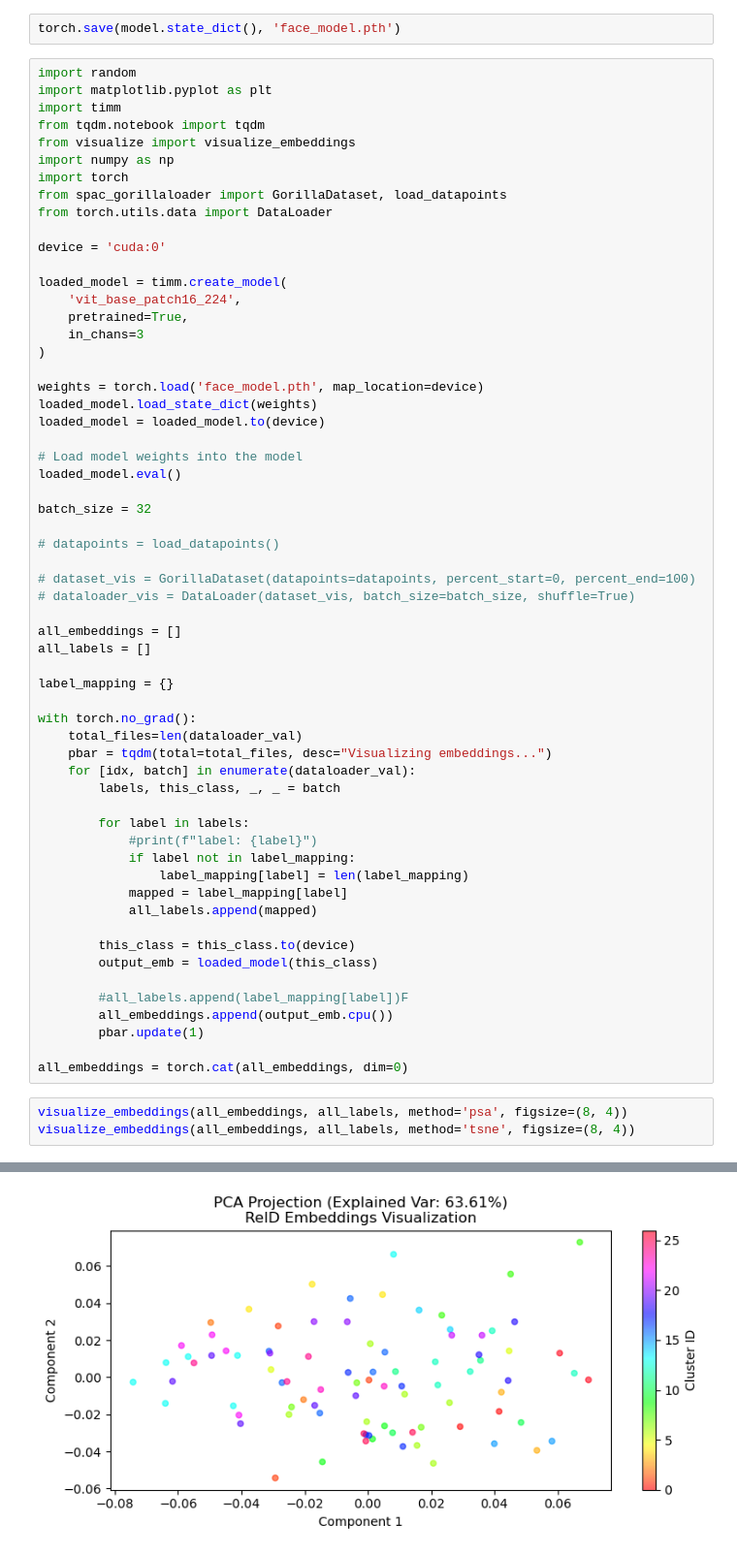
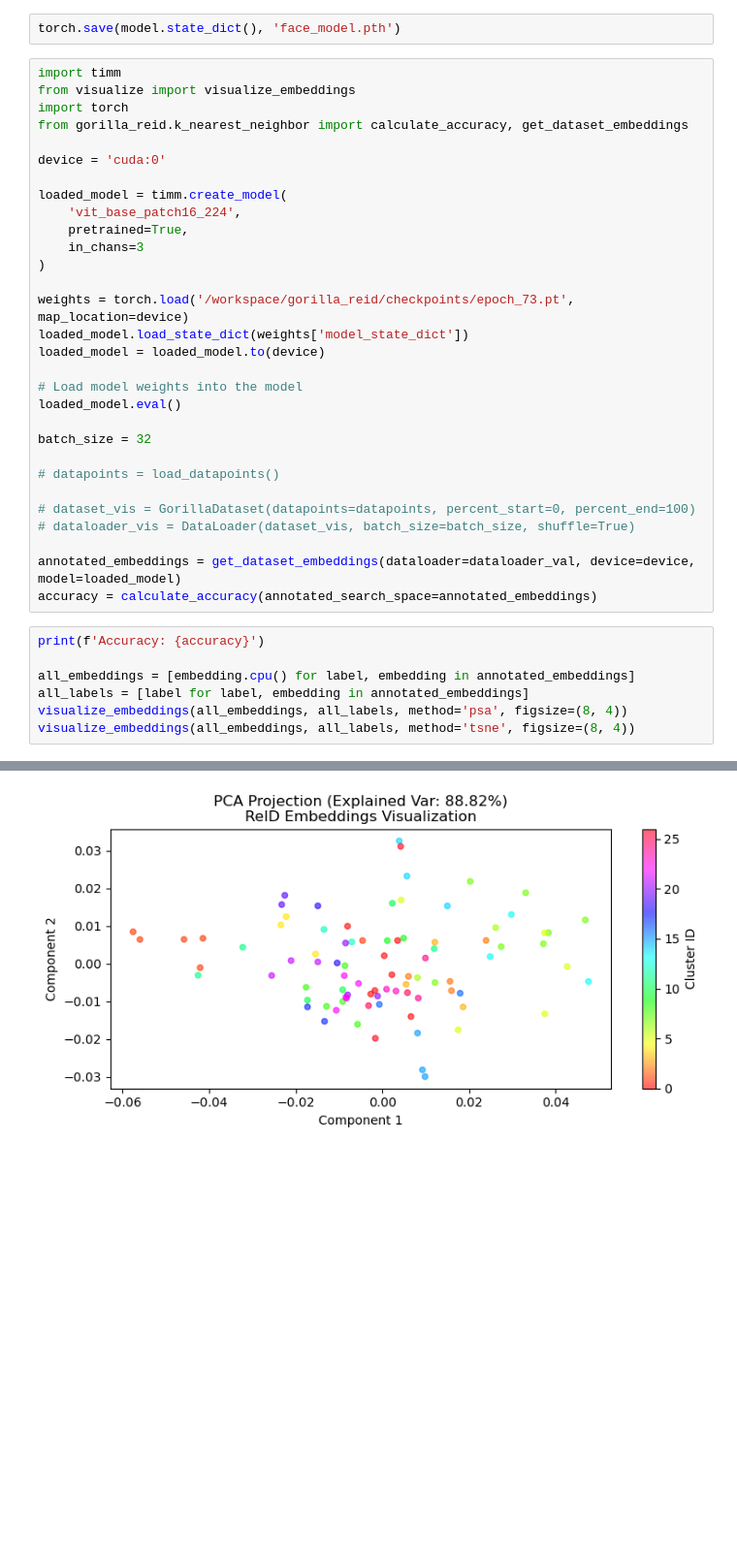
Before and after one commit to MikMuellerDev/gorillas, a Jupyter notebook: gorilla_reid/gorilla_reid.ipynb, the cells around one changed output, grey strips where cells are left out. Shown at 97% size. Drawn from its saved outputs; the diff is of its cells as text; blank space fills up the shorter version.

Commit message:
feat: add accuracy

```diff
--- a/gorilla_reid/gorilla_reid.ipynb
+++ b/gorilla_reid/gorilla_reid.ipynb
@@ -107,15 +60,10 @@ Run history:
 # %%
 torch.save(model.state_dict(), 'face_model.pth')
 # %%
-import random
-import matplotlib.pyplot as plt
 import timm
-from tqdm.notebook import tqdm
 from visualize import visualize_embeddings
-import numpy as np
 import torch
-from spac_gorillaloader import GorillaDataset, load_datapoints
-from torch.utils.data import DataLoader
+from gorilla_reid.k_nearest_neighbor import calculate_accuracy, get_dataset_embeddings
 
 device = 'cuda:0'
 
@@ -125,8 +73,8 @@ loaded_model = timm.create_model(
     in_chans=3
 )
 
-weights = torch.load('face_model.pth', map_location=device)
-loaded_model.load_state_dict(weights)
+weights = torch.load('/workspace/gorilla_reid/checkpoints/epoch_73.pt', map_location=device)
+loaded_model.load_state_dict(weights['model_state_dict'])
 loaded_model = loaded_model.to(device)
 
 # Load model weights into the model
@@ -139,33 +87,13 @@ batch_size = 32
 # dataset_vis = GorillaDataset(datapoints=datapoints, percent_start=0, percent_end=100)
 # dataloader_vis = DataLoader(dataset_vis, batch_size=batch_size, shuffle=True)
 
-all_embeddings = []
-all_labels = []
-
-label_mapping = {}
-
-with torch.no_grad():
-    total_files=len(dataloader_val)
-    pbar = tqdm(total=total_files, desc="Visualizing embeddings...")
-    for [idx, batch] in enumerate(dataloader_val):
-        labels, this_class, _, _ = batch
-
-        for label in labels:
-            #print(f"label: {label}")
-            if label not in label_mapping:
-                label_mapping[label] = len(label_mapping)
-            mapped = label_mapping[label]
-            all_labels.append(mapped)
-
-        this_class = this_class.to(device)
-        output_emb = loaded_model(this_class)
-
-        #all_labels.append(label_mapping[label])F
-        all_embeddings.append(output_emb.cpu())
-        pbar.update(1)
-
-all_embeddings = torch.cat(all_embeddings, dim=0)
+annotated_embeddings = get_dataset_embeddings(dataloader=dataloader_val, device=device, model=loaded_model)
+accuracy = calculate_accuracy(annotated_search_space=annotated_embeddings)
 # %%
+print(f'Accuracy: {accuracy}')
+
+all_embeddings = [embedding.cpu() for label, embedding in annotated_embeddings]
+all_labels = [label for label, embedding in annotated_embeddings]
 visualize_embeddings(all_embeddings, all_labels, method='psa', figsize=(8, 4))
 visualize_embeddings(all_embeddings, all_labels, method='tsne', figsize=(8, 4))
 # %% [output]
@@ -172,5 +101,5 @@ visualize_embeddings(all_embeddings, all_labels, method='tsne', figsize=(8, 4))
 Computing PCA...
-[figure, old version]
+[figure, new version]
 Visualization complete!
 Original embedding dimension: 1000
 Number of samples: 88
```
Also changed, not shown: parts of 4 cells of this notebook, 4 other files.
